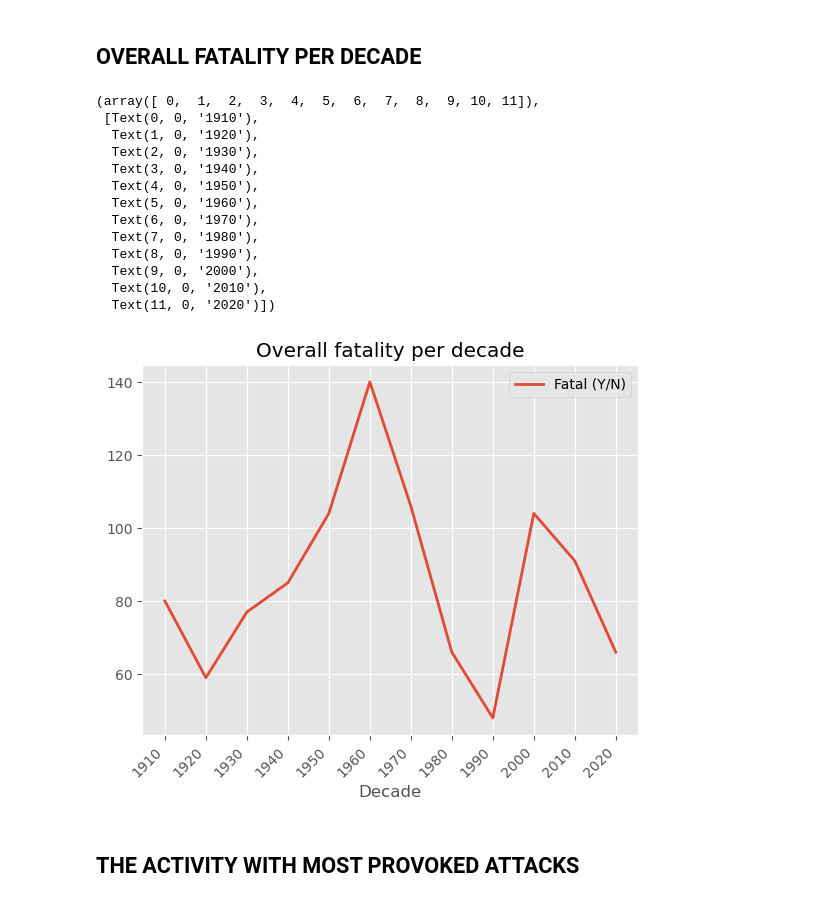
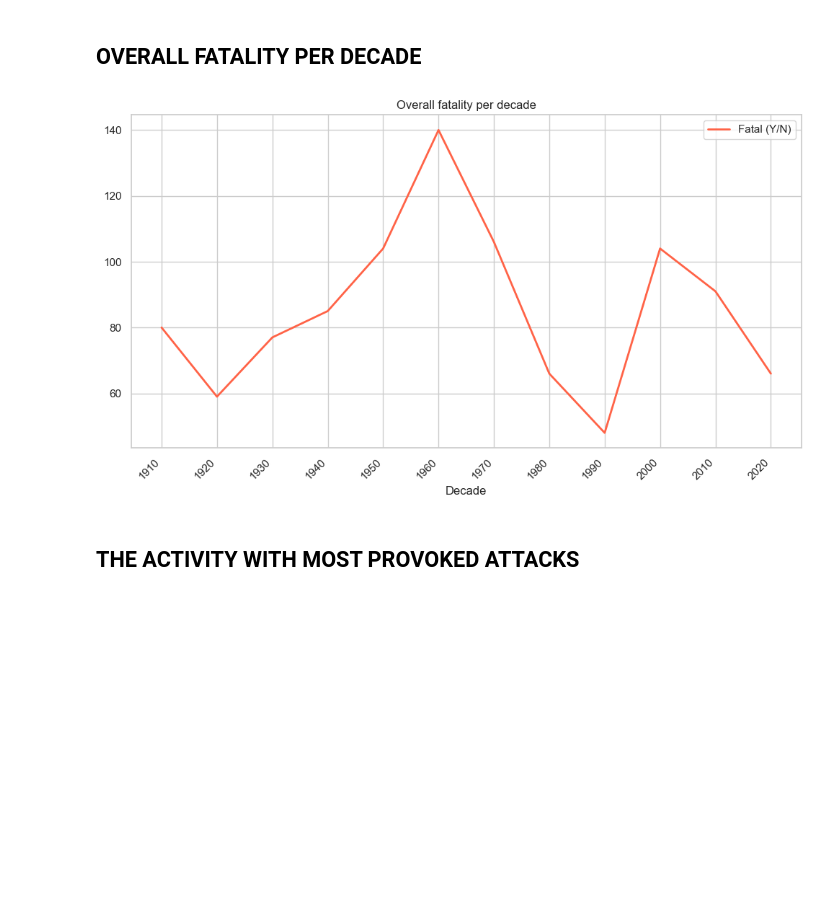
Before and after one commit to marcdalmaum/project_1, a Jupyter notebook: analysis.ipynb, the cells around one changed output. Cells and saved outputs as stored; diff of their text form; code cells hidden in the pictures; blank space fills up the shorter version.

```diff
--- a/analysis.ipynb
+++ b/analysis.ipynb
@@ -1,10 +1,10 @@
 # %% [markdown]
 # ANALYSING DATA
 # %%
-# Importing libraries
+# Libraries
 import pandas as pd
 import numpy as np
 import matplotlib.pyplot as plt
 import seaborn as sns
-plt.style.use('ggplot')
+import plotly.express as px
 # %%
@@ -27,30 +26,23 @@ df
 | 6299 | NaN | Unprovoked | Panama | Other | M | NaN | 1.0 | NaN | NaN | NaN |
 | 6300 | NaN | Unprovoked | Ceylon (Sri Lanka) | Swimming | M | 15.0 | 1.0 | NaN | NaN | NaN |
 6301 rows × 10 columns
+# %%
+%matplotlib inline
+%config Inlinebackend.figure_format= 'retina'
+sns.set_context("poster")
+sns.set(rc={"figure.figsize": (12.,6.)})
+sns.set_style("whitegrid")
 # %% [markdown]
 ## OVERALL FATALITY PER DECADE
 # %%
-# POSAR TOTES LES X
-df.groupby(['Decade']).agg({'Fatal (Y/N)':'sum'}).sort_values(by= 'Decade').plot(title='Overall fatality per decade', linewidth=2.0)
+graph_1 = df.groupby(['Decade']).agg({'Fatal (Y/N)':'sum'}).sort_values(by= 'Decade').plot(title='Overall fatality per decade', linewidth=2.0, color='tomato')
 x = ['1910', '1920', '1930', '1940', '1950', '1960', '1970', '1980', '1990', '2000', '2010', '2020']
 default_x_ticks = range(len(x))
 plt.xticks(default_x_ticks, x)
 plt.xticks(rotation=45, ha='right')
+graph_1.figure.savefig('images/graph_1.png', dpi=1000)
 # %% [output]
-(array([ 0,  1,  2,  3,  4,  5,  6,  7,  8,  9, 10, 11]),
- [Text(0, 0, '1910'),
-  Text(1, 0, '1920'),
-  Text(2, 0, '1930'),
-  Text(3, 0, '1940'),
-  Text(4, 0, '1950'),
-  Text(5, 0, '1960'),
-  Text(6, 0, '1970'),
-  Text(7, 0, '1980'),
-  Text(8, 0, '1990'),
-  Text(9, 0, '2000'),
-  Text(10, 0, '2010'),
-  Text(11, 0, '2020')])
-[figure, old version]
+[figure, new version]
 # %% [markdown]
 ## THE ACTIVITY WITH MOST PROVOKED ATTACKS
 # %%
```
Also changed, not shown: parts of 8 cells of this notebook, 11 other files.
